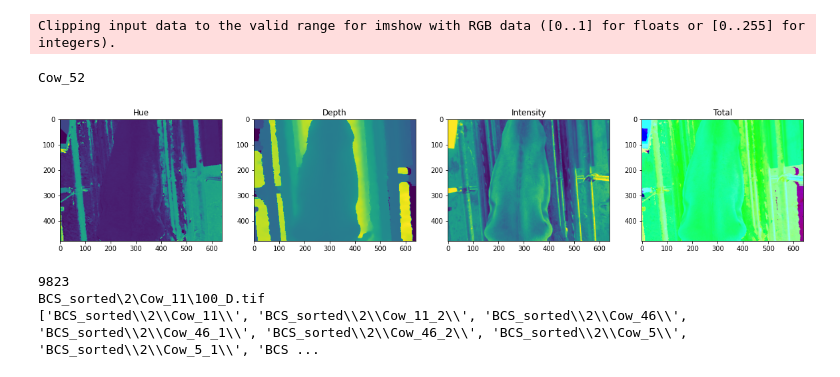
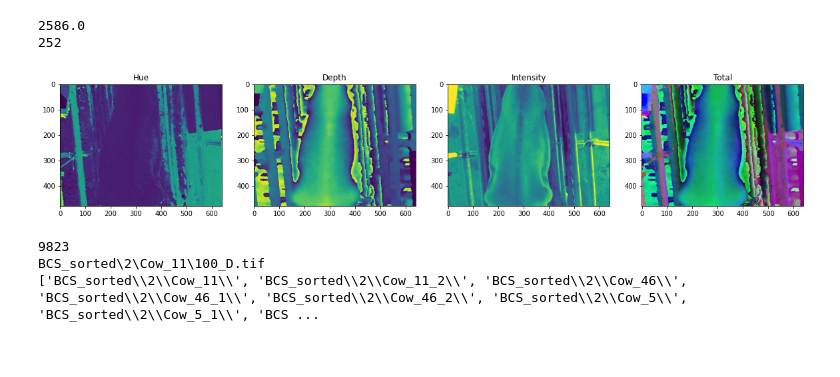
Before and after one commit to zwinkler/Automated-BCS, a Jupyter notebook: color_test.ipynb, the cells around one changed output. Drawn from its saved outputs; the diff is of its cells as text; code cells hidden in the pictures.

Commit message:
CNN works, bad accuracy, added image maker and csv maker

```diff
--- a/color_test.ipynb
+++ b/color_test.ipynb
@@ -94,10 +94,12 @@ for i in range(0, len(filenames_color)):
     for j in range(i, len(filenames_depth)):
         if (os.path.basename(filenames_color[i][:-len('_C.tif')-1])==os.path.basename(filenames_depth[j][:-len('_C.tif')-1])) and (filenames_color[i][len('BCS_sorted_resized/4/'):-len(os.path.basename(filenames_color[i]))-1]==filenames_depth[j][len('BCS_sorted_resized/4/'):-len(os.path.basename(filenames_depth[j]))-1]):
             temp_filename = filenames_color[i].replace('BCS_sorted_resized', 'BCS_sorted_HDV')
-            temp_filename = temp_filename.replace('C.tif', 'HDV.tif')
+            temp_filename = temp_filename.replace('C.tif', 'HDV.fits')
             img_HSV = imageio.imread(filenames_color[i])
             try:
                 img_depth = imageio.imread(filenames_depth[j])
+                img_depth[img_depth>2500] = 2500
+                # img_depth = img_depth/np.max(img_depth)*255
             except:
                 print(filenames_depth[j])
                 break
@@ -106,5 +108,9 @@ for i in range(0, len(filenames_color)):
                 os.mkdir('BCS_sorted_HDV\\'+filenames_color[i][len('BCS_sorted_resized/'):-len(os.path.basename(filenames_color[i]))-1])
             except:
                 pass
-            imageio.imwrite(temp_filename, img_HSV)
+            hdu = fits.PrimaryHDU((img_HSV*255).astype('uint8'))
+            hdu.writeto(temp_filename, output_verify='silentfix', overwrite=True)
+
+            #imageio.imwrite(temp_filename, (img_HSV*255).astype('uint8'), 'TIFF')
+print(np.max(img_HSV))
 # %% [output]
@@ -115,26 +135,28 @@ BCS_sorted_resized\3\Cow_26\23_D.tif
 # %%
-img = imageio.imread('BCS_sorted_HDV\\4\\Cow_34\\406_HDV.tif')
+print(np.max(img_HSV))
+
+img = (imageio.imread('BCS_sorted_HDV\\4\\Cow_34\\406_HDV.tif')*255).astype('uint8')
 
 plt.figure(figsize=(20,20))
 plt.subplot(1, 4, 1)
 plt.imshow(img[:, :, 0])
 plt.title('Hue')
 plt.subplot(1, 4, 2)
 plt.imshow(img[:, :, 1])
 plt.title('Depth')
 plt.subplot(1, 4, 3)
 plt.imshow(img[:, :, 2])
 plt.title('Intensity')
 plt.subplot(1, 4, 4)
 plt.imshow(img)
 plt.title('Total')
 
-
-print(filenames_color[i][len('BCS_sorted_resized/4/'):-len(os.path.basename(filenames_color[i]))-1])
+print(np.max(img[:, :, 0]))
+#print(filenames_color[i][len('BCS_sorted_resized/4/'):-len(os.path.basename(filenames_color[i]))-1])
 # %% [output]
-Clipping input data to the valid range for imshow with RGB data ([0..1] for floats or [0..255] for integers).
+2586.0
+252
-Cow_52
-[figure, old version]
+[figure, new version]
 # %%
 img = imageio.imread(filenames_total[4001])
 
```
Also changed, not shown: parts of 5 cells of this notebook, 2 other files.
